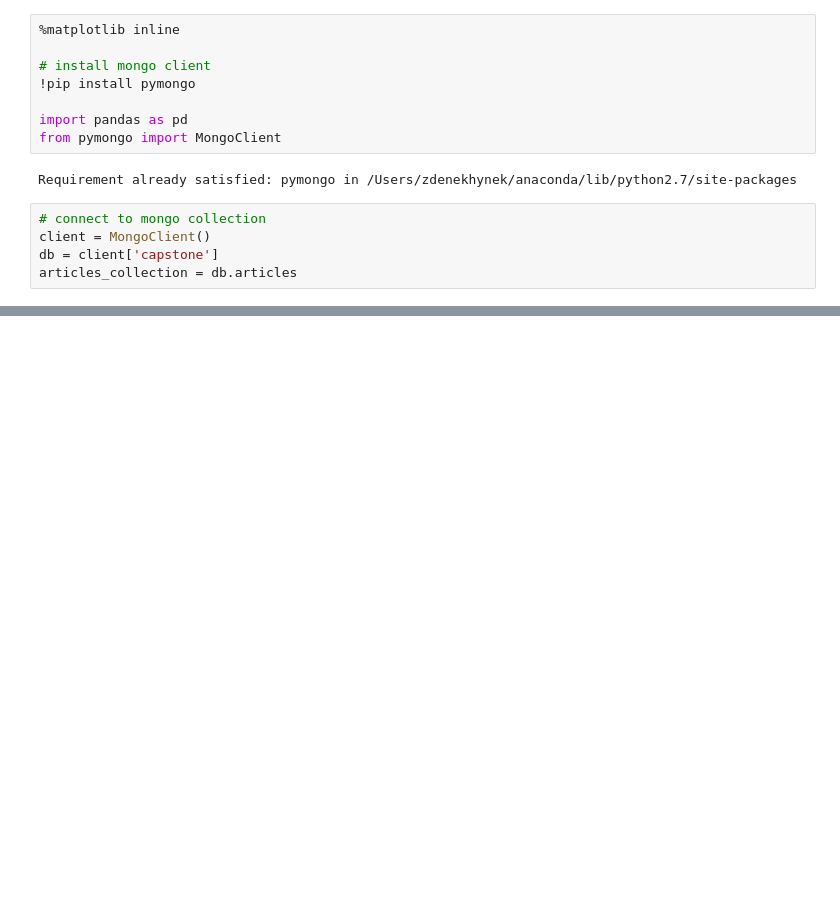
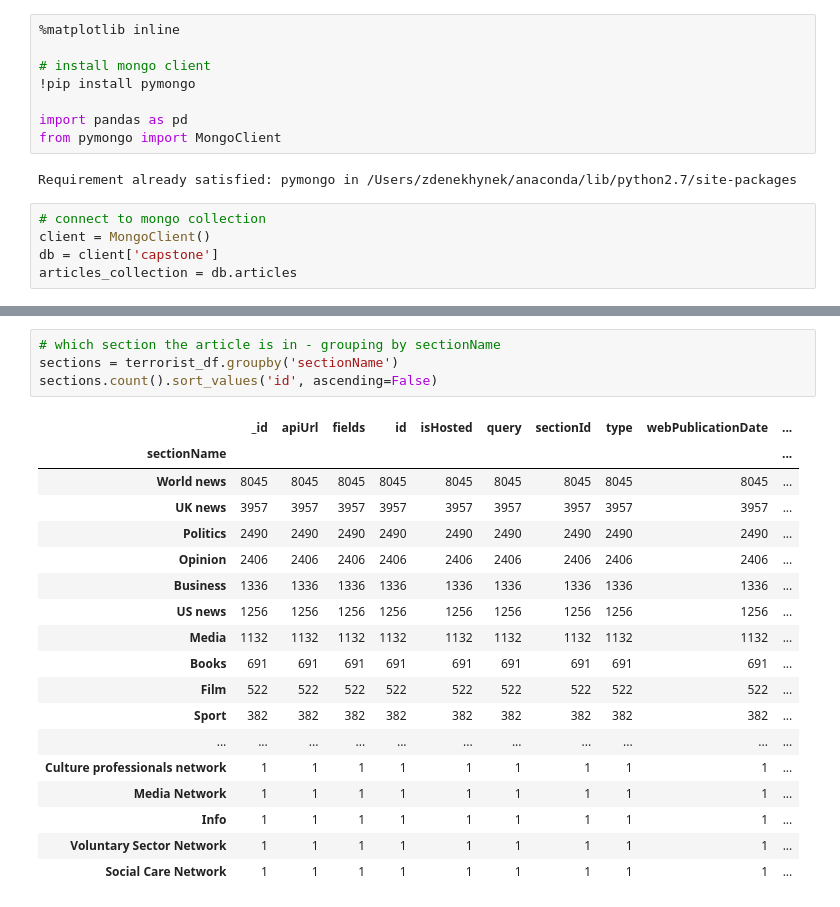
Before and after one commit to zdenekhynek/data-science-capstone, a Jupyter notebook: Exploration.ipynb, the cells around one changed output, grey strips where cells are left out. Drawn from its saved outputs; the diff is of its cells as text; blank space fills up the shorter version.

```diff
--- a/Exploration.ipynb
+++ b/Exploration.ipynb
@@ -57,0 +61,23 @@ sorted_values
+# %%
+# which section the article is in - grouping by sectionName
+sections = terrorist_df.groupby('sectionName')
+sections.count().sort_values('id', ascending=False)
+# %% [output]
+|  | _id | apiUrl | fields | id | isHosted | query | sectionId | type | webPublicationDate | ... |
+| sectionName |  |  |  |  |  |  |  |  |  | ... |
+| World news | 8045 | 8045 | 8045 | 8045 | 8045 | 8045 | 8045 | 8045 | 8045 | ... |
+| UK news | 3957 | 3957 | 3957 | 3957 | 3957 | 3957 | 3957 | 3957 | 3957 | ... |
+| Politics | 2490 | 2490 | 2490 | 2490 | 2490 | 2490 | 2490 | 2490 | 2490 | ... |
+| Opinion | 2406 | 2406 | 2406 | 2406 | 2406 | 2406 | 2406 | 2406 | 2406 | ... |
+| Business | 1336 | 1336 | 1336 | 1336 | 1336 | 1336 | 1336 | 1336 | 1336 | ... |
+| US news | 1256 | 1256 | 1256 | 1256 | 1256 | 1256 | 1256 | 1256 | 1256 | ... |
+| Media | 1132 | 1132 | 1132 | 1132 | 1132 | 1132 | 1132 | 1132 | 1132 | ... |
+| Books | 691 | 691 | 691 | 691 | 691 | 691 | 691 | 691 | 691 | ... |
+| Film | 522 | 522 | 522 | 522 | 522 | 522 | 522 | 522 | 522 | ... |
+| Sport | 382 | 382 | 382 | 382 | 382 | 382 | 382 | 382 | 382 | ... |
+| ... | ... | ... | ... | ... | ... | ... | ... | ... | ... | ... |
+| Culture professionals network | 1 | 1 | 1 | 1 | 1 | 1 | 1 | 1 | 1 | ... |
+| Media Network | 1 | 1 | 1 | 1 | 1 | 1 | 1 | 1 | 1 | ... |
+| Info | 1 | 1 | 1 | 1 | 1 | 1 | 1 | 1 | 1 | ... |
+| Voluntary Sector Network | 1 | 1 | 1 | 1 | 1 | 1 | 1 | 1 | 1 | ... |
+| Social Care Network | 1 | 1 | 1 | 1 | 1 | 1 | 1 | 1 | 1 | ... |
```
Also changed, not shown: parts of 4 cells of this notebook, 1 other file.
